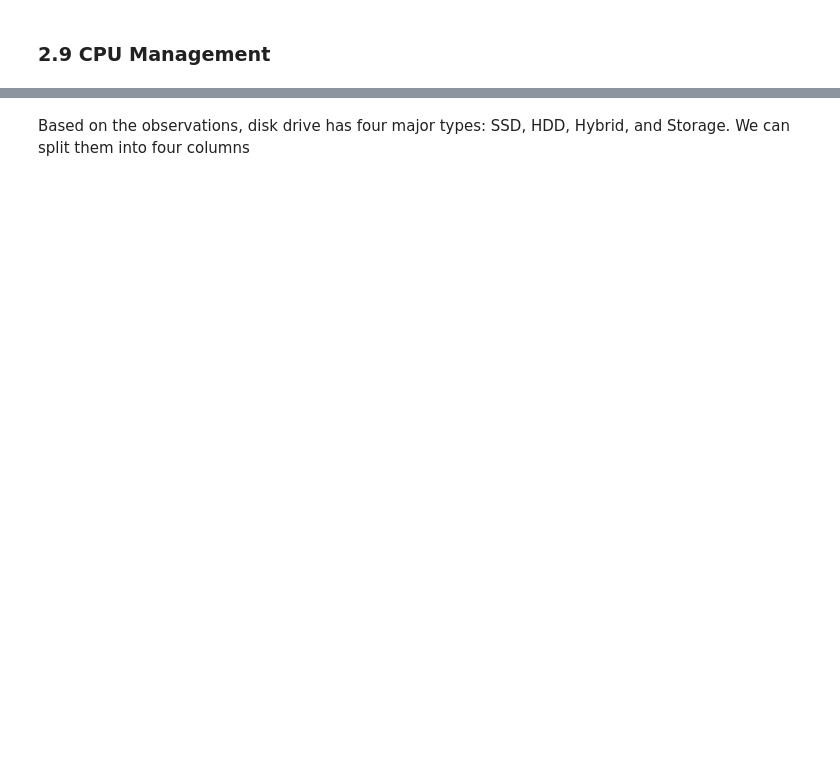
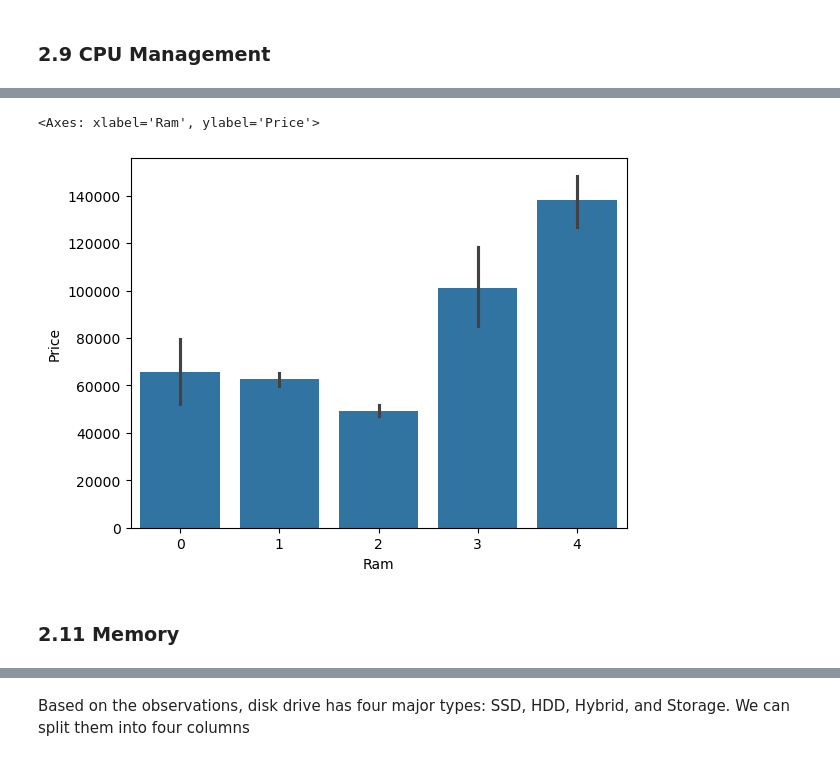
Before and after one commit to charles001203/laptop-price-prediction, a Jupyter notebook: Laptop Price Prediction.ipynb, the cells around one changed output, grey strips where cells are left out. Drawn from its saved outputs; the diff is of its cells as text; code cells hidden in the pictures; blank space fills up the shorter version.

```diff
--- a/Laptop Price Prediction.ipynb
+++ b/Laptop Price Prediction.ipynb
@@ -199,2 +590,9 @@ df.head()
+# %%
+sns.barplot(df, x='Ram',y='Price')
+# %% [output]
+<Axes: xlabel='Ram', ylabel='Price'>
+[figure, added]
+# %% [markdown]
+### 2.11 Memory
 # %%
 df['Memory'].value_counts()
```
Also changed, not shown: parts of 107 cells of this notebook, 1 other file.
